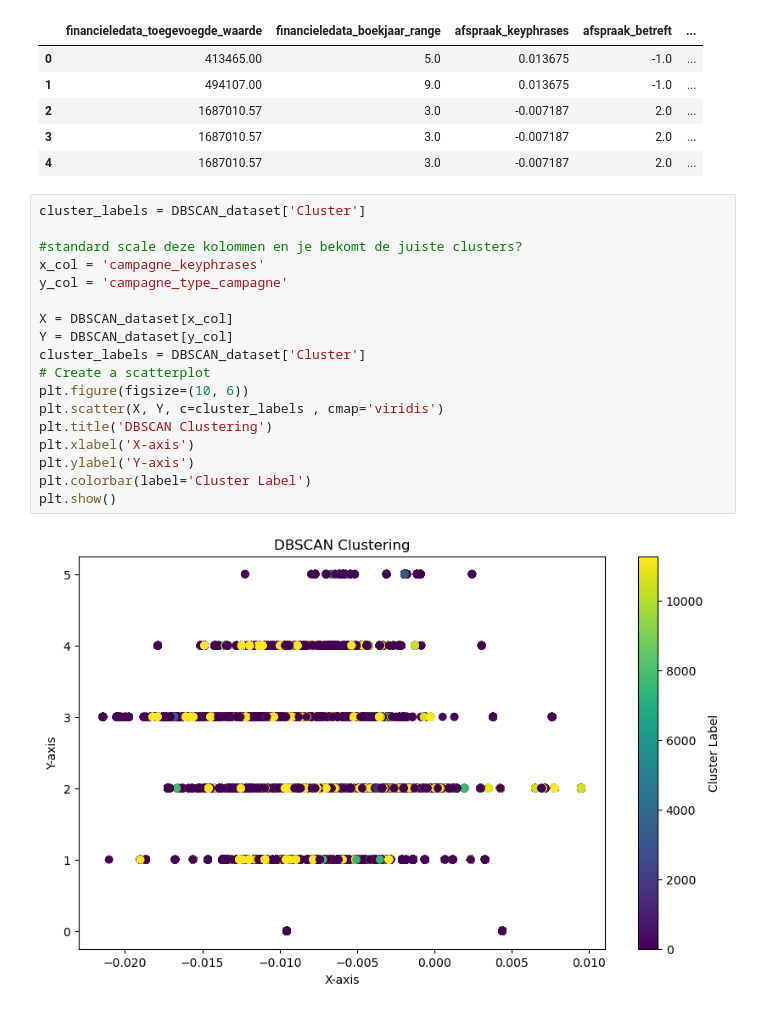
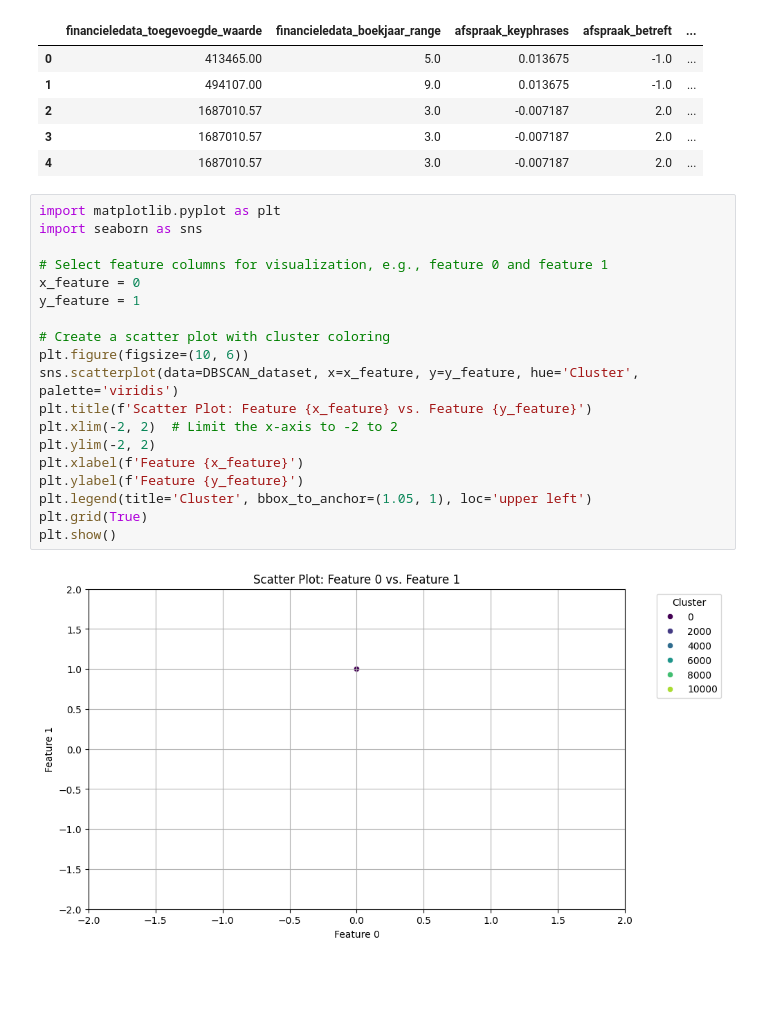
Before and after one commit to Floris-Buyse-FB/Data-Engineering-Project-2, a Jupyter notebook: scripts/AA_REC_SYSTEM_UNSUPERVISED copy.ipynb, the cells around one changed output. Cells and saved outputs as stored; diff of their text form; blank space fills up the shorter version.

```diff
--- a/scripts/AA_REC_SYSTEM_UNSUPERVISED copy.ipynb
+++ b/scripts/AA_REC_SYSTEM_UNSUPERVISED copy.ipynb
@@ -380,23 +511,24 @@ DBSCAN_dataset.head()
 | 2 | 1687010.57 | 3.0 | -0.007187 | 2.0 | ... |
 | 3 | 1687010.57 | 3.0 | -0.007187 | 2.0 | ... |
 | 4 | 1687010.57 | 3.0 | -0.007187 | 2.0 | ... |
-# %%
-cluster_labels = DBSCAN_dataset['Cluster']
-
-#standard scale deze kolommen en je bekomt de juiste clusters?
-x_col = 'campagne_keyphrases'
-y_col = 'campagne_type_campagne'
-
-X = DBSCAN_dataset[x_col]
-Y = DBSCAN_dataset[y_col]
-cluster_labels = DBSCAN_dataset['Cluster']
-# Create a scatterplot
-plt.figure(figsize=(10, 6))
-plt.scatter(X, Y, c=cluster_labels , cmap='viridis')
-plt.title('DBSCAN Clustering')
-plt.xlabel('X-axis')
-plt.ylabel('Y-axis')
-plt.colorbar(label='Cluster Label')
-plt.show()
-# %% [output]
-[figure, removed]
+# %%
+import matplotlib.pyplot as plt
+import seaborn as sns
+
+# Select feature columns for visualization, e.g., feature 0 and feature 1
+x_feature = 0
+y_feature = 1
+
+# Create a scatter plot with cluster coloring
+plt.figure(figsize=(10, 6))
+sns.scatterplot(data=DBSCAN_dataset, x=x_feature, y=y_feature, hue='Cluster', palette='viridis')
+plt.title(f'Scatter Plot: Feature {x_feature} vs. Feature {y_feature}')
+plt.xlim(-2, 2)  # Limit the x-axis to -2 to 2
+plt.ylim(-2, 2)
+plt.xlabel(f'Feature {x_feature}')
+plt.ylabel(f'Feature {y_feature}')
+plt.legend(title='Cluster', bbox_to_anchor=(1.05, 1), loc='upper left')
+plt.grid(True)
+plt.show()
+# %% [output]
+[figure, added]
```
Also changed, not shown: parts of 17 cells of this notebook, 1 other file.
